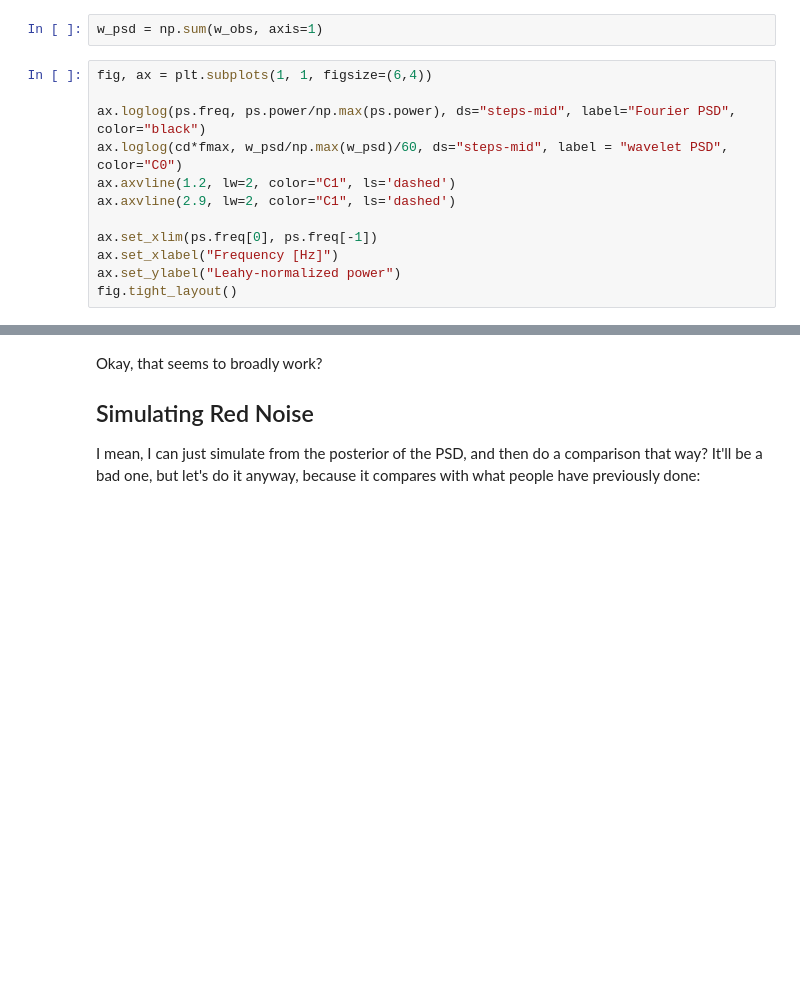
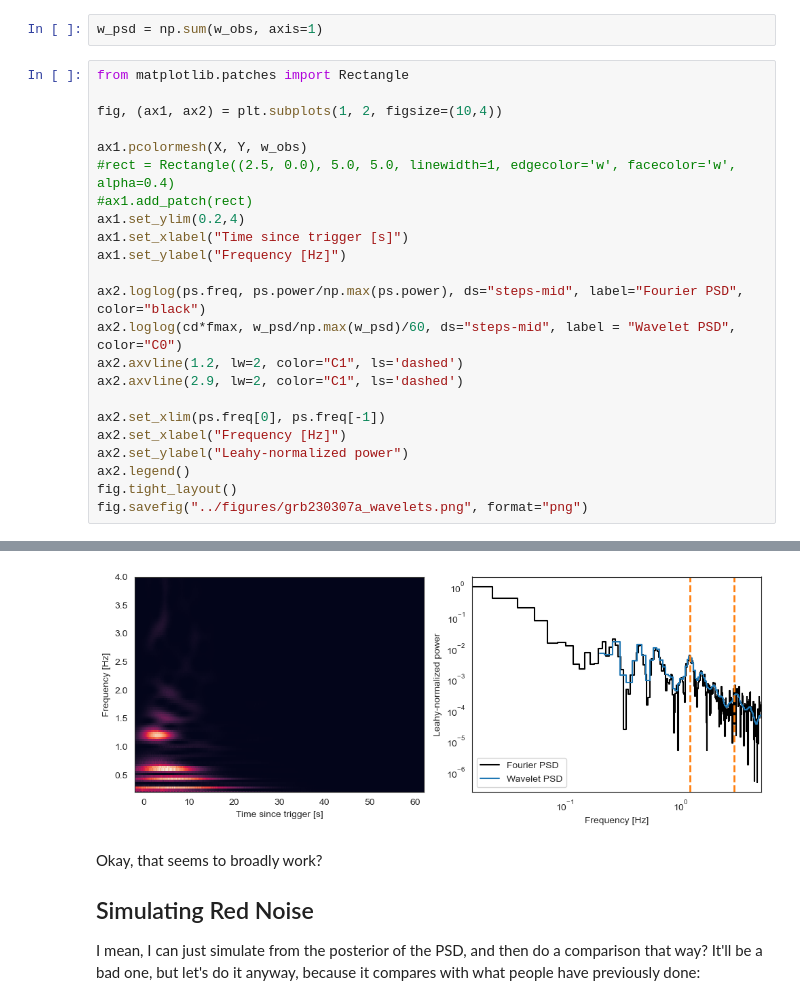
Before and after one commit to dhuppenkothen/GRB230307A_QPOSearch, a Jupyter notebook: notebooks/GRB230307A_INTEGRAL_wavelets.ipynb, the cells around one changed output, grey strips where cells are left out. Cells and saved outputs as stored; diff of their text form; blank space fills up the shorter version.

```diff
--- a/notebooks/GRB230307A_INTEGRAL_wavelets.ipynb
+++ b/notebooks/GRB230307A_INTEGRAL_wavelets.ipynb
@@ -122,15 +145,26 @@ w_obs = (np.abs(ca)**2.)
 # %%
 w_psd = np.sum(w_obs, axis=1)
 # %%
-fig, ax = plt.subplots(1, 1, figsize=(6,4))
+from matplotlib.patches import Rectangle
 
-ax.loglog(ps.freq, ps.power/np.max(ps.power), ds="steps-mid", label="Fourier PSD", color="black")
-ax.loglog(cd*fmax, w_psd/np.max(w_psd)/60, ds="steps-mid", label = "wavelet PSD", color="C0")
-ax.axvline(1.2, lw=2, color="C1", ls='dashed')
-ax.axvline(2.9, lw=2, color="C1", ls='dashed')
+fig, (ax1, ax2) = plt.subplots(1, 2, figsize=(10,4))
 
-ax.set_xlim(ps.freq[0], ps.freq[-1])
-ax.set_xlabel("Frequency [Hz]")
-ax.set_ylabel("Leahy-normalized power")
+ax1.pcolormesh(X, Y, w_obs)
+#rect = Rectangle((2.5, 0.0), 5.0, 5.0, linewidth=1, edgecolor='w', facecolor='w', alpha=0.4)
+#ax1.add_patch(rect)
+ax1.set_ylim(0.2,4)
+ax1.set_xlabel("Time since trigger [s]")
+ax1.set_ylabel("Frequency [Hz]")
+
+ax2.loglog(ps.freq, ps.power/np.max(ps.power), ds="steps-mid", label="Fourier PSD", color="black")
+ax2.loglog(cd*fmax, w_psd/np.max(w_psd)/60, ds="steps-mid", label = "Wavelet PSD", color="C0")
+ax2.axvline(1.2, lw=2, color="C1", ls='dashed')
+ax2.axvline(2.9, lw=2, color="C1", ls='dashed')
+
+ax2.set_xlim(ps.freq[0], ps.freq[-1])
+ax2.set_xlabel("Frequency [Hz]")
+ax2.set_ylabel("Leahy-normalized power")
+ax2.legend()
 fig.tight_layout()
+fig.savefig("../figures/grb230307a_wavelets.png", format="png")
 # %% [output]
@@ -139,3 +171,4 @@ fig.tight_layout()
+[figure, added]
 # %% [markdown]
 Okay, that seems to broadly work?
 
```
Also changed, not shown: parts of 20 cells of this notebook.
